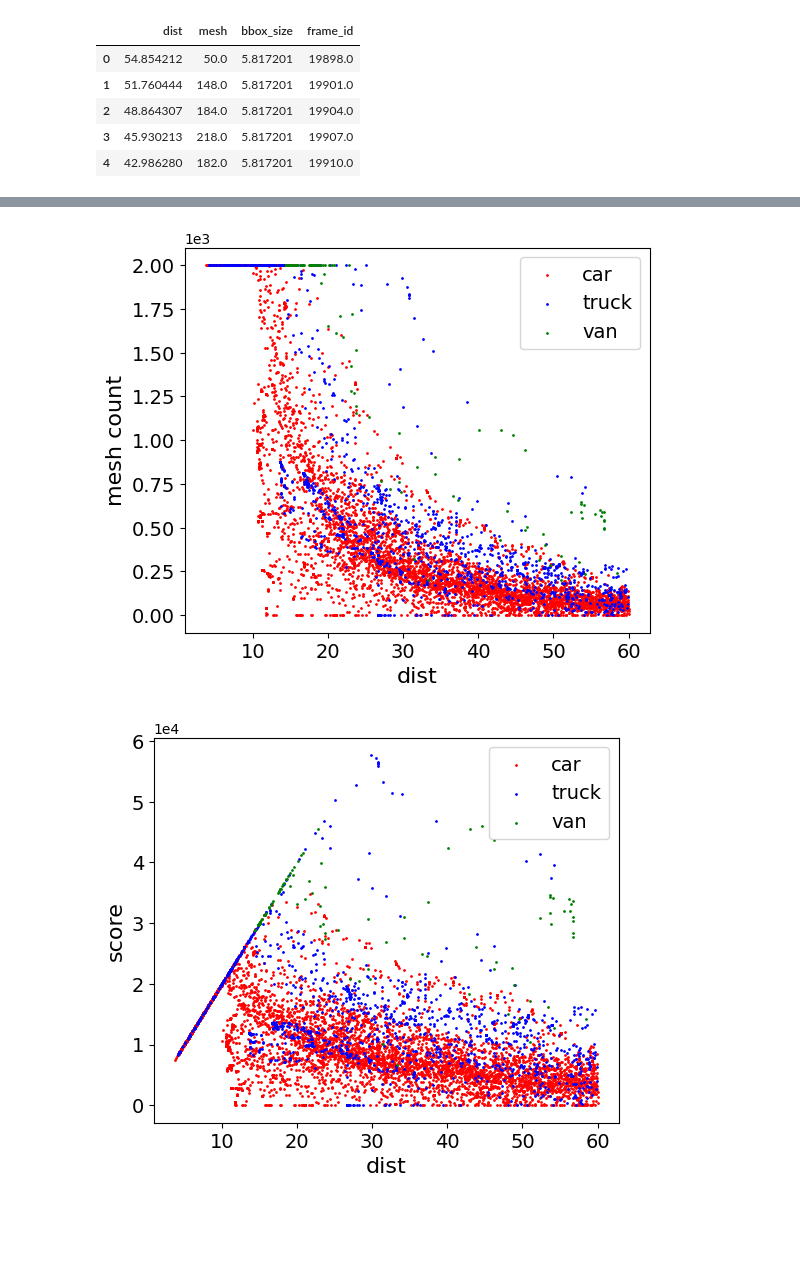
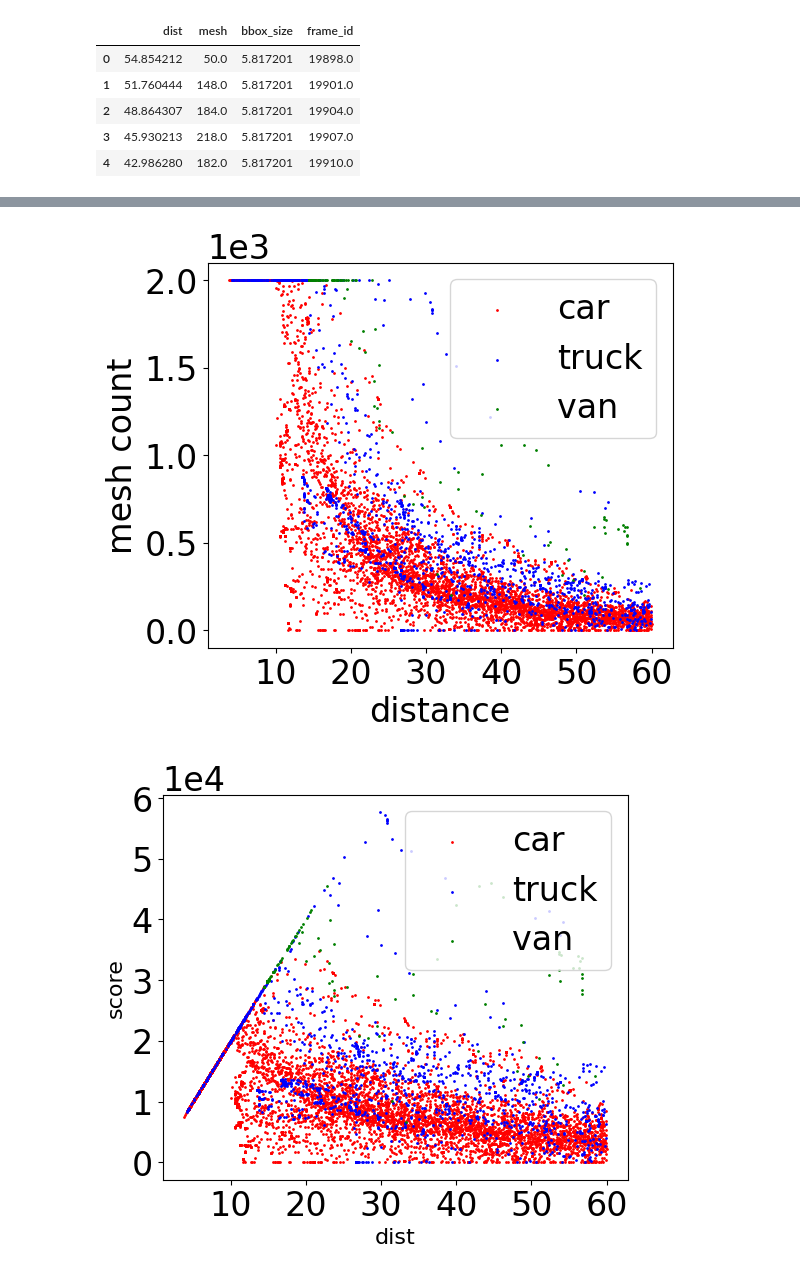
Before and after one commit to Kazawaryu/CARLA_ADA, a Jupyter notebook: ada_exp/parameters/s2/function.ipynb, the cells around one changed output, grey strips where cells are left out. Drawn from its saved outputs; the diff is of its cells as text; code cells hidden in the pictures; blank space fills up the shorter version.

```diff
--- a/ada_exp/parameters/s2/function.ipynb
+++ b/ada_exp/parameters/s2/function.ipynb
@@ -174,56 +179,92 @@ car_score_d_sampled = pd.Series(car_score_d).sample(frac=split, random_state=42)
 truck_score_d_sampled = pd.Series(truck_score_d).sample(frac=split, random_state=42)
 van_score_d_sampled = pd.Series(van_score_d).sample(frac=split, random_state=42)
 
-
+# fig = plt.figure(figsize=(6, 5))
+# ax = fig.add_subplot(111, projection='3d')
+# # show in 3d, x = dist, y = mesh, z = score
+# ax.scatter(car_df_sampled['dist'], car_df_sampled['mesh'], car_score_d_sampled, c='r', s=1, label='car')
+# ax.scatter(truck_df_sampled['dist'], truck_df_sampled['mesh'], truck_score_d_sampled, c='b', s=1, label='truck')
+# ax.scatter(van_df_sampled['dist'], van_df_sampled['mesh'], van_score_d_sampled, c='g', s=1, label='van')
+# ax.tick_params(axis='both', which='major', labelsize=14)
+# ax.set_xlabel('dist',fontsize=16)
+# ax.set_ylabel('mesh count',fontsize=16)
+# ax.set_zlabel('score',fontsize=16)
+# ax.legend(fontsize=14, loc='center left')
+# ax.invert_xaxis()
+# plt.rcParams.update({'font.size': 14})
+# ax.ticklabel_format(axis='y', style='sci', scilimits=(0,0))
+# plt.savefig('s2_func_fig4.pdf')
 
 fig1, ax1 = plt.subplots(figsize=(6, 5))
+plt.rcParams.update({'font.size': 24})
 ax1.scatter(car_df_sampled['dist'], car_df_sampled['mesh'], c='r', s=1, label='car')
 ax1.scatter(truck_df_sampled['dist'], truck_df_sampled['mesh'],  c='b', s=1, label='truck')
 ax1.scatter(van_df_sampled['dist'], van_df_sampled['mesh'],  c='g', s=1, label='van')
-ax1.tick_params(axis='both', which='major', labelsize=14)
-ax1.set_xlabel('dist',fontsize=16)
-ax1.set_ylabel('mesh count',fontsize=16)
-ax1.legend(fontsize=14)
+ax1.tick_params(axis='both', which='major', labelsize=24)
+ax1.set_xlabel('distance',fontsize=24)
+ax1.set_ylabel('mesh count',fontsize=24)
+ax1.legend(fontsize=24)
+plt.rcParams.update({'font.size': 24})
 ax1.ticklabel_format(axis='y', style='sci', scilimits=(0,0))
+plt.legend(fontsize=24)
+plt.xticks(fontsize=24)
+plt.yticks(fontsize=24)
+plt.locator_params(nbins=8)
 plt.savefig('s2_func_fig1.pdf')
 
 fig2, ax2 = plt.subplots(figsize=(6, 5))
 ax2.scatter(car_df_sampled['dist'], car_df_sampled['mesh']*car_df_sampled['dist'],  c='r', s=1, label='car')
 ax2.scatter(truck_df_sampled['dist'], truck_df_sampled['mesh']*truck_df_sampled['dist'],  c='b', s=1, label='truck')
 ax2.scatter(van_df_sampled['dist'], van_df_sampled['mesh']*van_df_sampled['dist'],  c='g', s=1, label='van')
 ax2.tick_params(axis='both', which='major', labelsize=14)
 ax2.set_xlabel('dist',fontsize=16)
 ax2.set_ylabel('score',fontsize=16)
 ax2.legend(fontsize=14)
+plt.rcParams.update({'font.size': 24})
 ax2.ticklabel_format(axis='y', style='sci', scilimits=(0,0))
+plt.legend(fontsize=24)
+plt.xticks(fontsize=24)
+plt.yticks(fontsize=24)
+plt.locator_params(nbins=8)
 plt.savefig('s2_func_fig2.pdf')
 
 fig3, ax3 = plt.subplots(figsize=(6, 5))
 ax3.scatter(car_df_sampled['dist'], car_df_sampled['mesh']*car_df_sampled['dist']**2, c='r', s=1, label='car')
 ax3.scatter(truck_df_sampled['dist'], truck_df_sampled['mesh']*truck_df_sampled['dist']**2,  c='b', s=1, label='truck')
 ax3.scatter(van_df_sampled['dist'], van_df_sampled['mesh']*van_df_sampled['dist']**2,  c='g', s=1, label='van')
 ax3.tick_params(axis='both', which='major', labelsize=14)
 ax3.set_xlabel('dist',fontsize=16)
 ax3.set_ylabel('score',fontsize=16)
 ax3.legend(fontsize=14)
+plt.rcParams.update({'font.size': 24})
 ax3.ticklabel_format(axis='y', style='sci', scilimits=(0,0))
+plt.legend(fontsize=24)
+plt.xticks(fontsize=24)
+plt.yticks(fontsize=24)
+plt.locator_params(nbins=8)
 plt.savefig('s2_func_fig3.pdf')
 
-fig4, ax4 = plt.subplots(figsize=(6, 5), subplot_kw={'projection': '3d'})
-# show in 3d, x = dist, y = mesh, z = dist*mesh**2
-ax4.scatter(car_df_sampled['dist'], car_df_sampled['mesh'], car_score_d_sampled, c='r', s=1, label='car')
-ax4.scatter(truck_df_sampled['dist'], truck_df_sampled['mesh'], truck_score_d_sampled, c='b', s=1, label='truck')
-ax4.scatter(van_df_sampled['dist'], van_df_sampled['mesh'], van_score_d_sampled, c='g', s=1, label='van')
-ax4.tick_params(axis='both', which='major', labelsize=14)
-ax4.set_xlabel('dist',fontsize=16)
-ax4.set_ylabel('mesh count',fontsize=16)
-ax4.set_zlabel('score',fontsize=16)
-ax4.legend(fontsize=14)
-ax4.invert_xaxis()
-ax4.ticklabel_format(axis='y', style='sci', scilimits=(0,0))
-plt.savefig('s2_func_fig4.pdf')
+# draw 3d plot
+
+
+
+
+# fig4, ax4 = plt.subplots(figsize=(6, 5), subplot_kw={'projection': '3d'})
+# # show in 3d, x = dist, y = mesh, z = dist*mesh**2
+# ax4.scatter(car_df_sampled['dist'], car_df_sampled['mesh'], car_score_d_sampled, c='r', s=1, label='car')
+# ax4.scatter(truck_df_sampled['dist'], truck_df_sampled['mesh'], truck_score_d_sampled, c='b', s=1, label='truck')
+# ax4.scatter(van_df_sampled['dist'], van_df_sampled['mesh'], van_score_d_sampled, c='g', s=1, label='van')
+# ax4.tick_params(axis='both', which='major', labelsize=14)
+# ax4.set_xlabel('dist',fontsize=16)
+# ax4.set_ylabel('mesh count',fontsize=16)
+# ax4.set_zlabel('score',fontsize=16)
+# ax4.legend(fontsize=14)
+# ax4.invert_xaxis()
+# plt.rcParams.update({'font.size': 14})
+# ax4.ticklabel_format(axis='y', style='sci', scilimits=(0,0))
+# plt.savefig('s2_func_fig4.pdf')
 
 plt.show()
 # %% [output]
-[figure, old version]
+[figure, new version]
-[figure, old version]
+[figure, new version]
```
Also changed, not shown: parts of 4 cells of this notebook, 11 other files.
